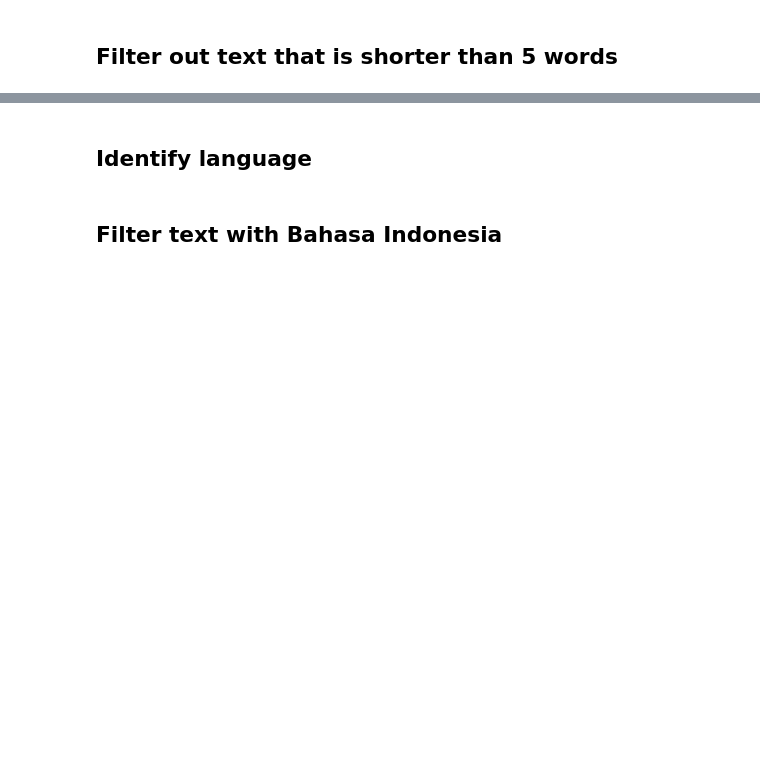
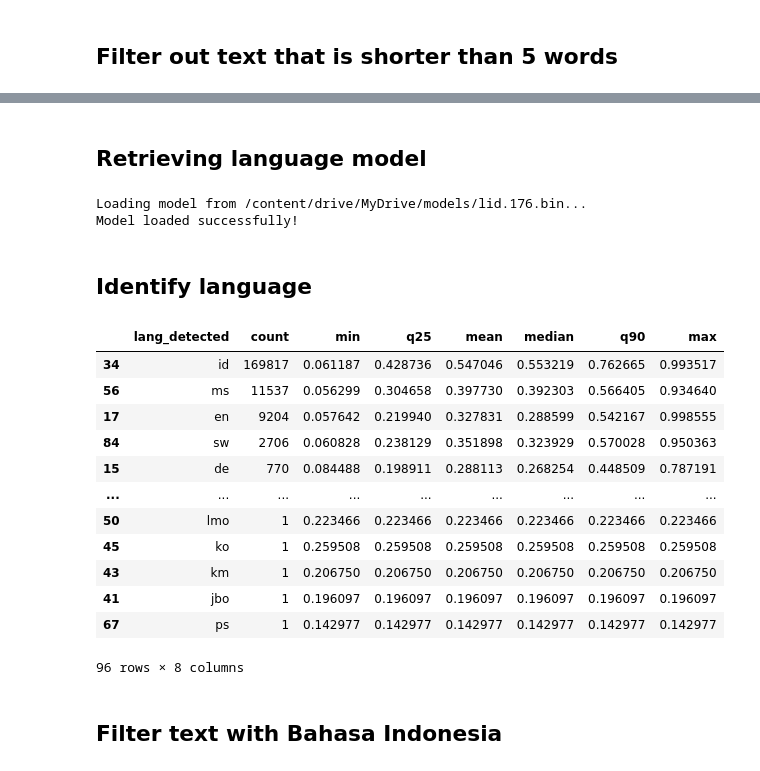
Before and after one commit to khalidjasir/ui-km-paper, a Jupyter notebook: KM_Topic_Modeling.ipynb, the cells around one changed output, grey strips where cells are left out. Drawn from its saved outputs; the diff is of its cells as text; code cells hidden in the pictures; blank space fills up the shorter version.

```diff
--- a/KM_Topic_Modeling.ipynb
+++ b/KM_Topic_Modeling.ipynb
@@ -259,7 +301,7 @@ def basic_clean(text):
   text = re.sub(r'@\w+', '', text)
 
   # Remove RT
-  text = re.sub(r'\brt\b', '', text)
+  text = re.sub(r'\brt\b', '', text, flags=re.IGNORECASE)
 
   # Remove hashtag symbol but keep the word
   text = re.sub(r'#', '', text)
@@ -297,8 +339,8 @@ def advanced_clean(text):
 # %%
 import swifter
 
-messages_df.dropna(subset=['text', 'raw_text'], inplace=True)
-messages_df['basic_clean'] = messages_df['text'].swifter.apply(basic_clean)
+messages_df.dropna(subset=['text', 'raw_text', 'merged_text'], inplace=True)
+messages_df['basic_clean'] = messages_df['merged_text'].swifter.apply(basic_clean)
 messages_df['advanced_clean'] = messages_df['basic_clean'].swifter.apply(advanced_clean)
 messages_df.dropna(subset=['basic_clean', 'advanced_clean'], inplace=True)
 
@@ -306,6 +362,6 @@ display(messages_df)
 # %% [markdown]
 ## Filter out text that is shorter than 5 words
 # %%
-telegram_df = messages_df[messages_df['text'].str.split().str.len() > 5].copy()
+telegram_df = messages_df[messages_df['advanced_clean'].str.split().str.len() > 5].copy()
 
 display(telegram_df)
@@ -312,29 +382,74 @@ display(telegram_df)
+# %% [markdown]
+## Retrieving language model
+# %%
+import os
+import fasttext
+import urllib.request
+
+filename = 'lid.176.bin'
+model_url = 'https://dl.fbaipublicfiles.com/fasttext/supervised-models/lid.176.bin'
+model_path = ''
+
+try:
+  if env == 'colab':
+    model_dir = '/content/drive/MyDrive/models'
+  elif env == 'conda':
+    model_dir = './models'
+  else:
+    raise EnvironmentError('Unable to detect suitable environment!')
+
+  os.makedirs(model_dir, exist_ok=True)
+  model_path = os.path.join(model_dir, filename)
+
+  if not os.path.exists(model_path):
+    print('Model not found locally. Downloading...')
+    urllib.request.urlretrieve(model_url, model_path)
+    print('Download completed!')
+
+  print(f'Loading model from {model_path}...')
+  model = fasttext.load_model(model_path)
+  print('Model loaded successfully!')
+
+except Exception as e:
+  print(f'Error loading FastText model: {e}')
+# %% [output]
+Loading model from /content/drive/MyDrive/models/lid.176.bin...
+Model loaded successfully!
 # %% [markdown]
 ## Identify language
 # %%
-import fasttext
-
-model_path = 'lid.176.bin'
-model = fasttext.load_model(model_path)
-
 texts = telegram_df['advanced_clean'].tolist()
 
 predictions = model.predict(texts)
 
 telegram_df['lang_detected'] = [label[0].replace('__label__', '') for label in predictions[0]]
 telegram_df['lang_confidence'] = [float(score[0]) for score in predictions[1]]
 
 lang_stats = telegram_df.groupby('lang_detected')['lang_confidence'].agg(
   count='count',
   min='min',
   q25=lambda x: x.quantile(0.25),
   mean='mean',
   median='median',
   q90=lambda x: x.quantile(0.9),
   max='max'
 ).reset_index().sort_values(by='count', ascending=False)
 
 display(lang_stats)
+# %% [output]
+|  | lang_detected | count | min | q25 | mean | median | q90 | max |
+| 34 | id | 169817 | 0.061187 | 0.428736 | 0.547046 | 0.553219 | 0.762665 | 0.993517 |
+| 56 | ms | 11537 | 0.056299 | 0.304658 | 0.397730 | 0.392303 | 0.566405 | 0.934640 |
+| 17 | en | 9204 | 0.057642 | 0.219940 | 0.327831 | 0.288599 | 0.542167 | 0.998555 |
+| 84 | sw | 2706 | 0.060828 | 0.238129 | 0.351898 | 0.323929 | 0.570028 | 0.950363 |
+| 15 | de | 770 | 0.084488 | 0.198911 | 0.288113 | 0.268254 | 0.448509 | 0.787191 |
+| ... | ... | ... | ... | ... | ... | ... | ... | ... |
+| 50 | lmo | 1 | 0.223466 | 0.223466 | 0.223466 | 0.223466 | 0.223466 | 0.223466 |
+| 45 | ko | 1 | 0.259508 | 0.259508 | 0.259508 | 0.259508 | 0.259508 | 0.259508 |
+| 43 | km | 1 | 0.206750 | 0.206750 | 0.206750 | 0.206750 | 0.206750 | 0.206750 |
+| 41 | jbo | 1 | 0.196097 | 0.196097 | 0.196097 | 0.196097 | 0.196097 | 0.196097 |
+| 67 | ps | 1 | 0.142977 | 0.142977 | 0.142977 | 0.142977 | 0.142977 | 0.142977 |
+96 rows × 8 columns
 # %% [markdown]
 ## Filter text with Bahasa Indonesia
 # %%
```
Also changed, not shown: parts of 15 cells of this notebook.
